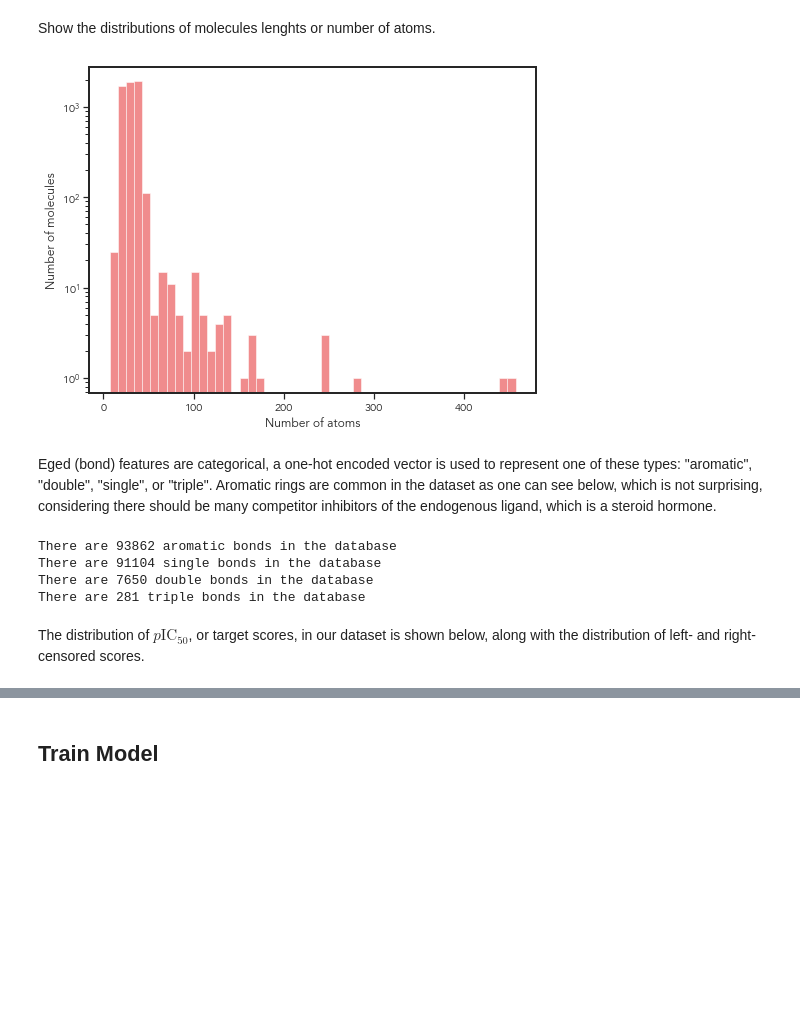
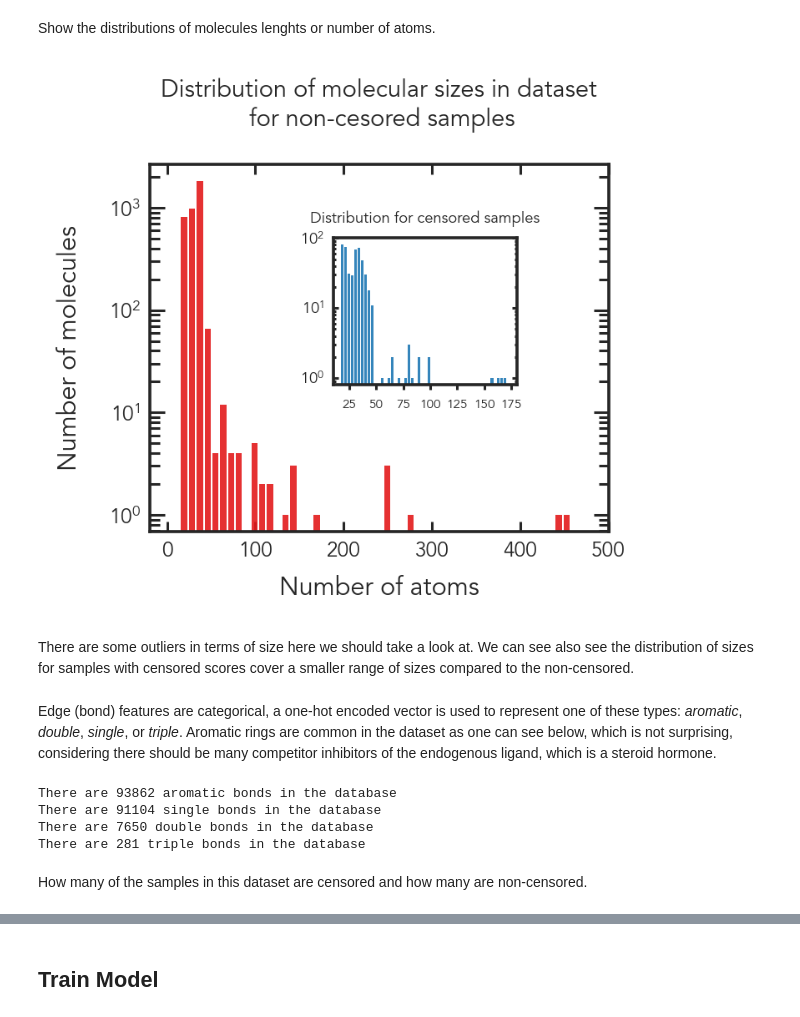
Before and after one commit to alejogiley/ChemGraphs, a Jupyter notebook: notebooks/playground.ipynb, the cells around one changed output, grey strips where cells are left out. Drawn from its saved outputs; the diff is of its cells as text; code cells hidden in the pictures; blank space fills up the shorter version.

```diff
--- a/notebooks/playground.ipynb
+++ b/notebooks/playground.ipynb
@@ -146,21 +165,58 @@ The largest molecule has 457 atoms
 The smallest molecule has 7 atoms
 # %% [markdown]
 Show the distributions of molecules lenghts or number of atoms.
-# %%
-# Plot sistribution of molecular sizes
-
-fig = plt.figure(figsize=(8, 6))
-
-plt.hist([len(adjc) for adjc in graph_database.adjcs], bins=50, color=cm.get_cmap('Paired')(5), alpha=0.5)
-
-plt.xlabel("Number of atoms")
-plt.ylabel("Number of molecules")
-plt.yscale("log")
-
-plt.show()
-# %% [output]
-[figure, removed]
+# %%
+# Plot sistribution of molecular sizes
+
+fig = plt.figure(figsize=(2.5, 2), dpi=220)
+ax1 = fig.add_axes([0, 0, 1, 1], frameon=True, facecolor="white")
+
+molecular_sizes_non_censored = [
+    len(adjc)
+    for adjc, graph in zip(graph_database.adjcs, graph_database.graphs)
+    if (graph.feats[0] + graph.feats[1] == 0) and type(graph.feats[2].item()) == float
+]
+
+plt.hist(molecular_sizes_non_censored, bins=50, color=cm.get_cmap('Paired')(5), alpha=0.9, rwidth=0.8, lw=0)
+
+ax1.xaxis.set_tick_params(which='major', size=4, width=1, direction='in', top='on', bottom='on', labelsize=8)
+ax1.xaxis.set_tick_params(which='minor', size=2, width=1, direction='in', top='on', bottom='on', labelsize=8)
+ax1.yaxis.set_tick_params(which='major', size=6, width=1, direction='in', right='on', left='on', labelsize=8)
+ax1.yaxis.set_tick_params(which='minor', size=4, width=1, direction='in', right='on', left='on', labelsize=8)
+
+ax1.set_xlim([-20, 500])
+ax1.set_title("Distribution of molecular sizes in dataset\n for non-cesored samples", fontsize=9.5, pad=15)
+plt.xlabel("Number of atoms", fontsize=10, labelpad=5)
+
+plt.ylabel("Number of molecules", fontsize=10, labelpad=10)
+plt.yscale("log")
+
+ax2 = fig.add_axes([0.4, 0.4, 0.4, 0.4])
+
+molecular_sizes_censored = [
+    len(adjc)
+    for adjc, graph in zip(graph_database.adjcs, graph_database.graphs)
+    if (graph.feats[0] + graph.feats[1] > 0) and type(graph.feats[2].item()) == float
+]
+
+plt.hist(molecular_sizes_censored, bins=50, color=cm.get_cmap('Paired')(1), alpha=0.9, rwidth=0.8, lw=0)
+
+ax2.xaxis.set_tick_params(which='major', size=2, width=1, direction='out', bottom='on', labelsize=5)
+ax2.xaxis.set_tick_params(which='minor', size=1, width=1, direction='out', bottom='on', labelsize=5)
+ax2.yaxis.set_tick_params(which='major', size=2, width=1, direction='in', right='on', left='on', labelsize=6)
+ax2.yaxis.set_tick_params(which='minor', size=1, width=1, direction='in', right='on', left='on', labelsize=6)
+
+ax2.set_xlim([10, 180])
+ax2.xaxis.set_major_locator(mpl.ticker.MultipleLocator(25))
+ax2.set_title("Distribution for censored samples", fontsize=6, pad=6)
+
+plt.yscale("log")
+plt.show()
+# %% [output]
+[figure, added]
+# %% [markdown]
+There are some outliers in terms of size here we should take a look at. We can see also see the distribution of sizes for samples with censored scores cover a smaller range of sizes compared to the non-censored.
 # %% [markdown]
-Eged (bond) features are categorical, a one-hot encoded vector is used to represent one of these types: "aromatic", "double", "single", or "triple". Aromatic rings are common in the dataset as one can see below, which is not surprising, considering there should be many competitor inhibitors of the endogenous ligand, which is a steroid hormone.
+Edge (bond) features are categorical, a one-hot encoded vector is used to represent one of these types: *aromatic*, *double*, *single*, or *triple*. Aromatic rings are common in the dataset as one can see below, which is not surprising, considering there should be many competitor inhibitors of the endogenous ligand, which is a steroid hormone.
 # %%
 # Number of "aromatic" bonds in the database
@@ -179,5 +239,3 @@ There are 93862 aromatic bonds in the database
 There are 91104 single bonds in the database
 There are 7650 double bonds in the database
 There are 281 triple bonds in the database
-# %% [markdown]
-The distribution of $p\text{IC}_{50}$, or target scores, in our dataset is shown below, along with the distribution of left- and right-censored scores.
@@ -184,2 +275,4 @@ The distribution of $p\text{IC}_{50}$, or target scores, in our dataset is shown
+# %% [markdown]
+How many of the samples in this dataset are censored and how many are non-censored.
 # %%
 # Distribution of valid IC50 in the database
```
Also changed, not shown: parts of 17 cells of this notebook, 48 other files.
